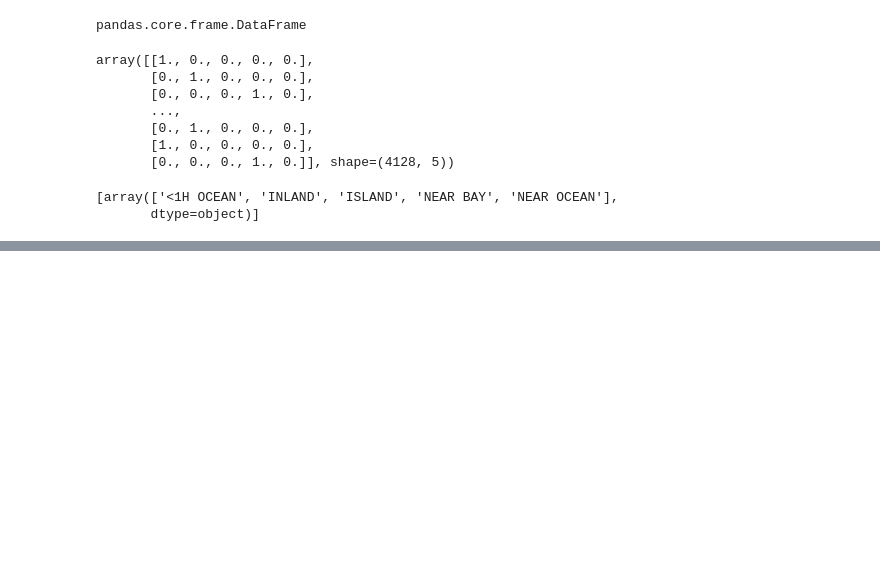
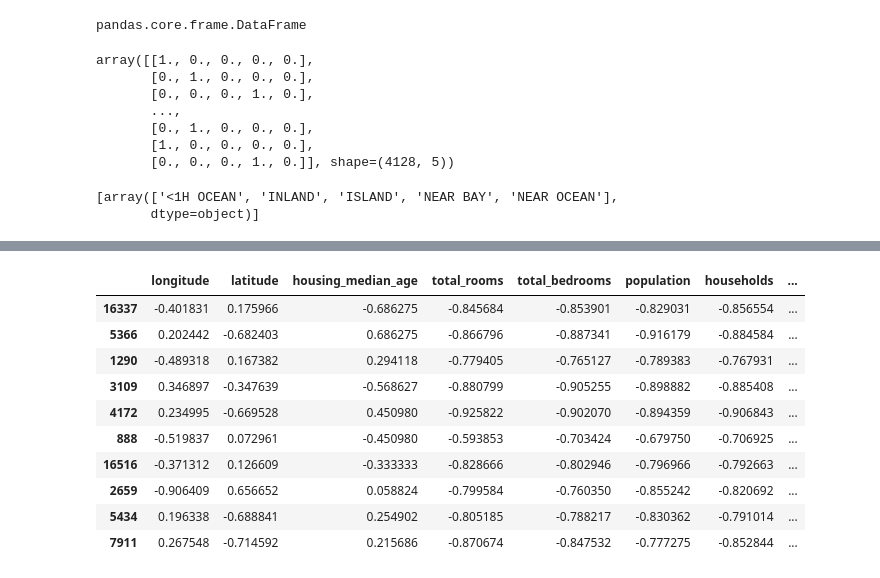
Before and after one commit to saptarshidas219/ML_Prog, a Jupyter notebook: calfornia_test.ipynb, the cells around one changed output, grey strips where cells are left out. Saved outputs shown, nothing was run; the diff lists cells and outputs as text; code cells hidden in the pictures; blank space fills up the shorter version.

```diff
--- a/calfornia_test.ipynb
+++ b/calfornia_test.ipynb
@@ -147,0 +145,23 @@ onehatencode.categories_
+# %%
+train_data = train_data.drop(columns=['ocean_proximity'],axis = 1)
+# %%
+from sklearn.preprocessing import MinMaxScaler
+scaler = MinMaxScaler(feature_range=(-1,1))
+# %%
+train_scaled = scaler.fit_transform(train_data)
+# %%
+train_scaled = pd.DataFrame(train_scaled,columns=train_data.columns,index = train_data.index)
+# %%
+train_scaled.sample(10)
+# %% [output]
+|  | longitude | latitude | housing_median_age | total_rooms | total_bedrooms | population | households | ... |
+| 16337 | -0.401831 | 0.175966 | -0.686275 | -0.845684 | -0.853901 | -0.829031 | -0.856554 | ... |
+| 5366 | 0.202442 | -0.682403 | 0.686275 | -0.866796 | -0.887341 | -0.916179 | -0.884584 | ... |
+| 1290 | -0.489318 | 0.167382 | 0.294118 | -0.779405 | -0.765127 | -0.789383 | -0.767931 | ... |
+| 3109 | 0.346897 | -0.347639 | -0.568627 | -0.880799 | -0.905255 | -0.898882 | -0.885408 | ... |
+| 4172 | 0.234995 | -0.669528 | 0.450980 | -0.925822 | -0.902070 | -0.894359 | -0.906843 | ... |
+| 888 | -0.519837 | 0.072961 | -0.450980 | -0.593853 | -0.703424 | -0.679750 | -0.706925 | ... |
+| 16516 | -0.371312 | 0.126609 | -0.333333 | -0.828666 | -0.802946 | -0.796966 | -0.792663 | ... |
+| 2659 | -0.906409 | 0.656652 | 0.058824 | -0.799584 | -0.760350 | -0.855242 | -0.820692 | ... |
+| 5434 | 0.196338 | -0.688841 | 0.254902 | -0.805185 | -0.788217 | -0.830362 | -0.791014 | ... |
+| 7911 | 0.267548 | -0.714592 | 0.215686 | -0.870674 | -0.847532 | -0.777275 | -0.852844 | ... |
```
Also changed, not shown: parts of 6 cells of this notebook, 1 other file.
